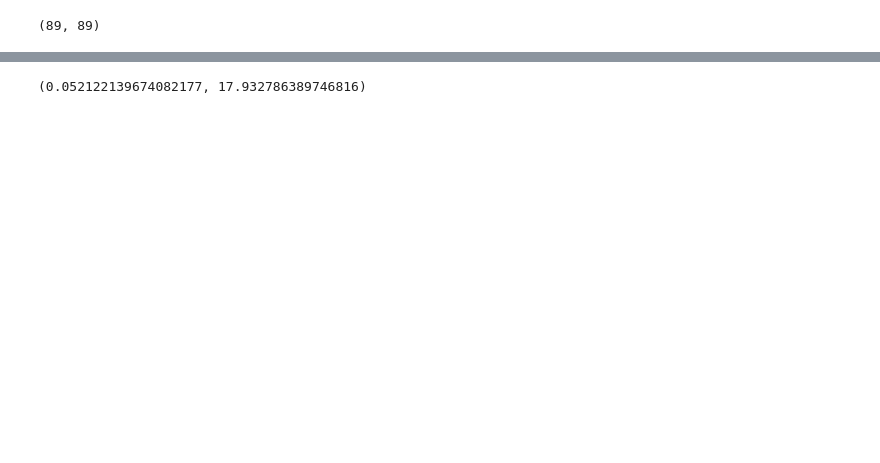
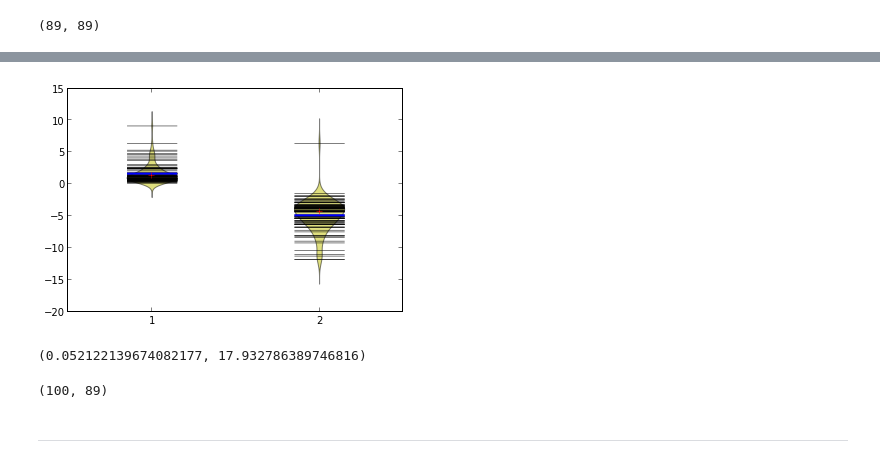
Before and after one commit to autonlab/active-matrix-factorization, a Jupyter notebook: evaluations over time.ipynb, the cells around one changed output, grey strips where cells are left out. Saved outputs shown, nothing was run; the diff lists cells and outputs as text; code cells hidden in the pictures; blank space fills up the shorter version.

```diff
--- a/evaluations over time.ipynb
+++ b/evaluations over time.ipynb
@@ -39,3 +43,9 @@ beanplot([max_diff_in_stream]); None
+# %%
+# most-positive and most-negative changes per item
+beanplot([[x.max() for x in eval_diffs], [x.min() for x in eval_diffs]])
+None
+# %% [output]
+[figure, added]
 # %%
 np.nanmin(eval_streams), np.nanmax(eval_streams)
 # %% [output]
@@ -45,0 +53,6 @@ for filename in glob('results/10x10_discrete2_d2/run*/results_stan_s10000_nolook
+# %%
+eval_streams.shape
+# %% [output]
+(100, 89)
+# %% [markdown]
+<hr />
```
Also changed, not shown: parts of 11 cells of this notebook.
